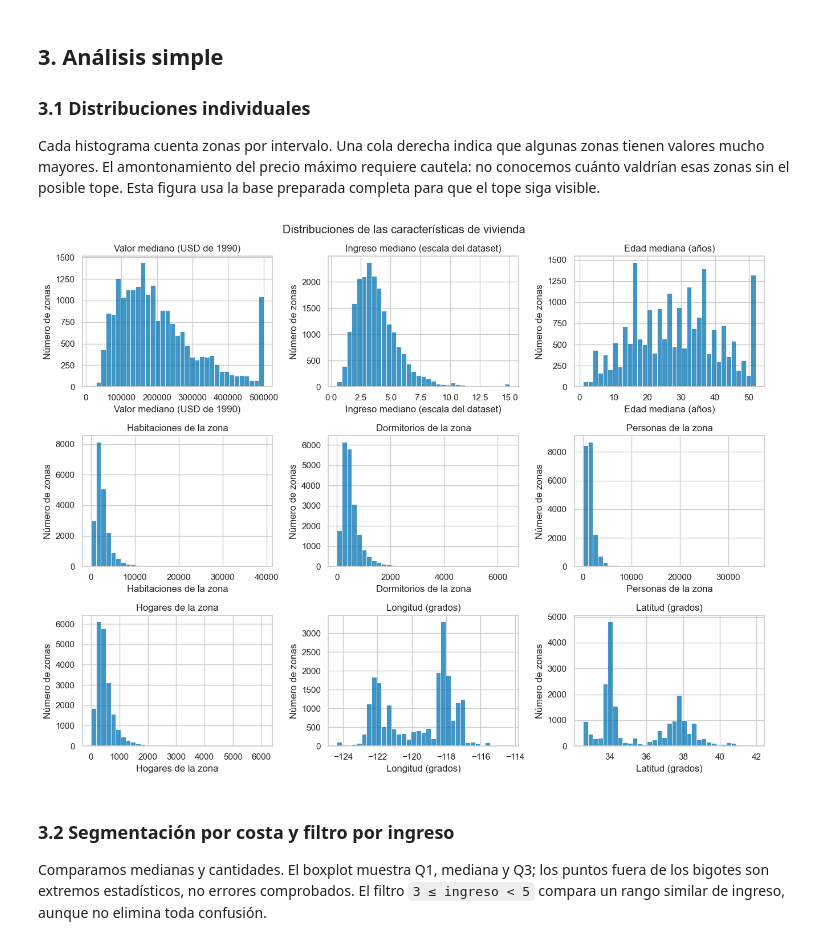
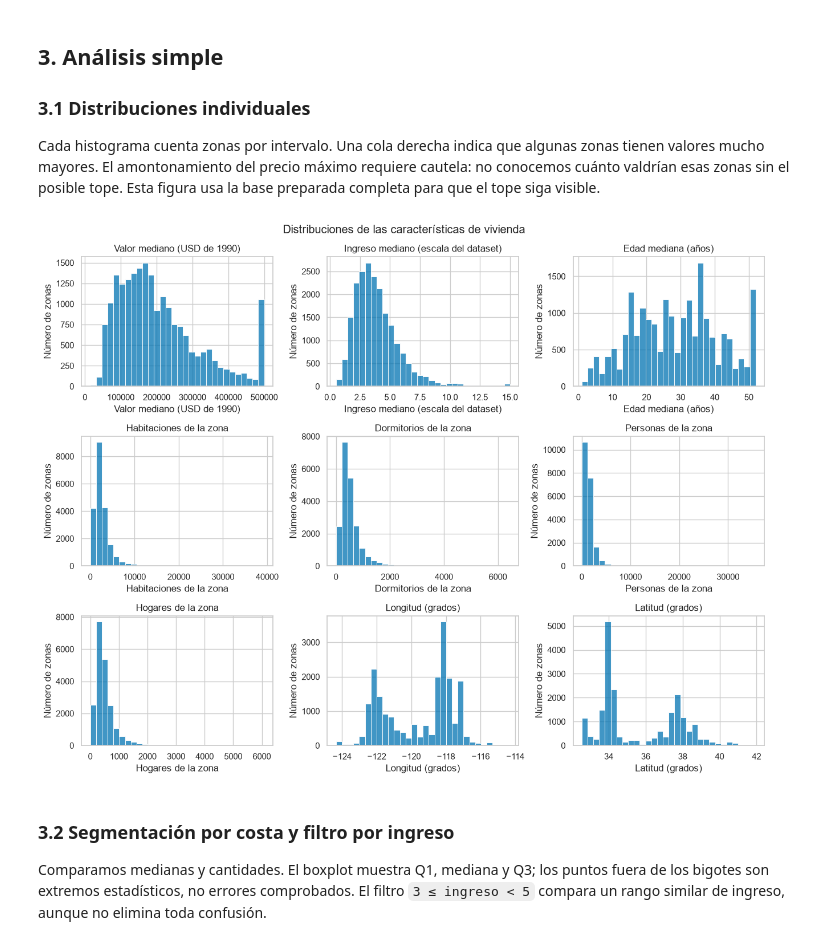
Before and after one commit to GuilleLopezDM/C1_The_Hatch, a Jupyter notebook: notebooks/01_viviendas.ipynb, the cells around one changed output. Cells and saved outputs as stored; diff of their text form; code cells hidden in the pictures.

Commit message:
Cambios en el requirements y visualizacion de graficos

```diff
--- a/notebooks/01_viviendas.ipynb
+++ b/notebooks/01_viviendas.ipynb
@@ -204,17 +206,17 @@ Esta figura usa la base preparada completa para que el tope siga visible.
 # %%
 columnas = ["median_house_value", "median_income", "housing_median_age",
             "total_rooms", "total_bedrooms", "population", "households", "longitude", "latitude"]
 etiquetas = ["Valor mediano (USD de 1990)", "Ingreso mediano (escala del dataset)",
              "Edad mediana (años)", "Habitaciones de la zona", "Dormitorios de la zona",
              "Personas de la zona", "Hogares de la zona", "Longitud (grados)", "Latitud (grados)"]
 fig, ejes = plt.subplots(3, 3, figsize=(13, 10))
 for columna, etiqueta, eje in zip(columnas, etiquetas, ejes.flat):
-    sns.histplot(data=df, x=columna, bins=35, ax=eje)
+    sns.histplot(data=df, x=columna, bins=30, ax=eje)
     eje.set(xlabel=etiqueta, ylabel="Número de zonas", title=etiqueta)
 fig.suptitle("Distribuciones de las características de vivienda")
 mostrar()
 # %% [output]
-[figure, old version]
+[figure, new version]
 # %% [markdown]
 ### 3.2 Segmentación por costa y filtro por ingreso
 Comparamos medianas y cantidades. El boxplot muestra Q1, mediana y Q3; los puntos
```
Also changed, not shown: parts of 6 cells of this notebook, 1 other file.
